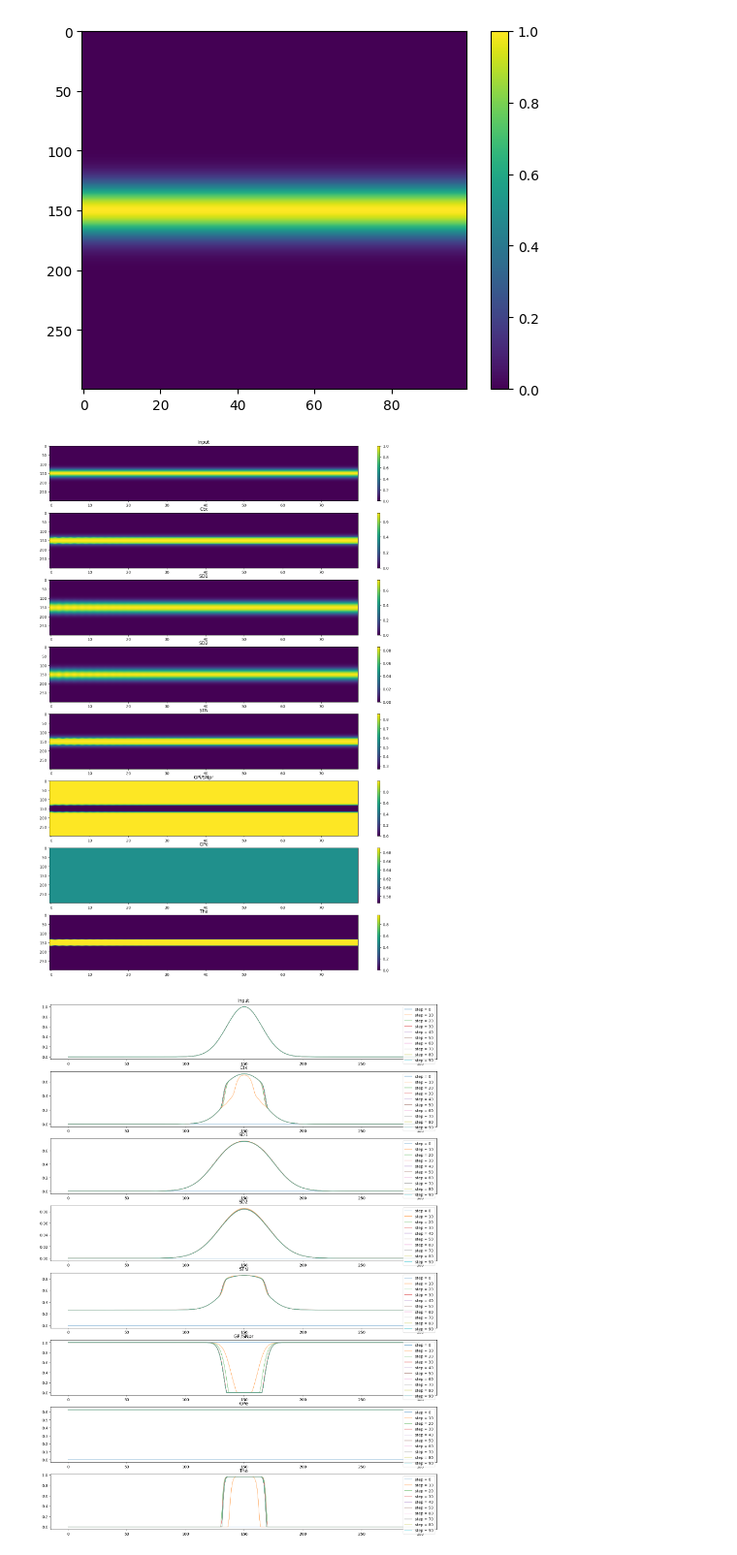
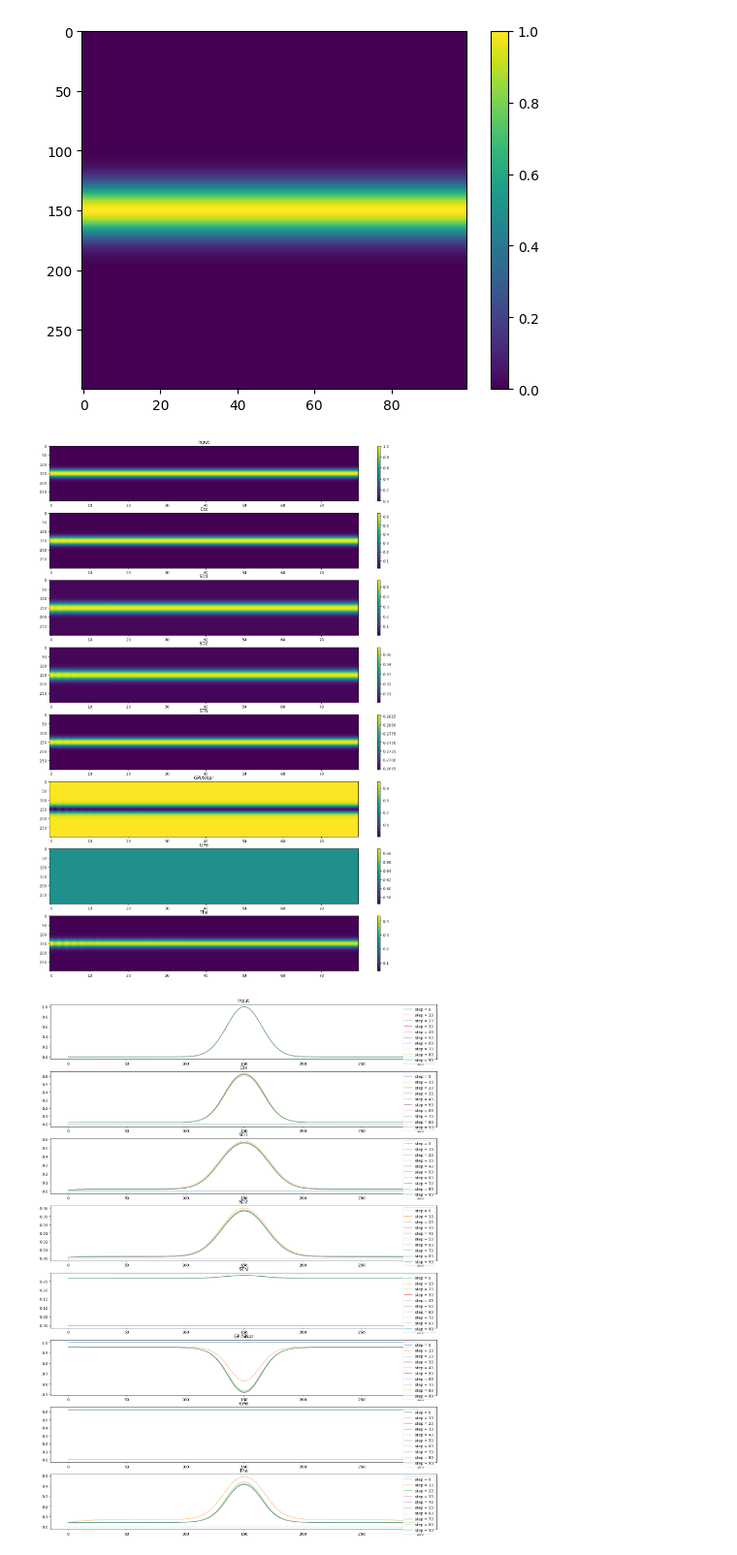
Before and after one commit to joncannon/Thesis, a Jupyter notebook: bg_attractor.ipynb, the cells around one changed output. Shown at 97% size. Drawn from its saved outputs; the diff is of its cells as text; code cells hidden in the pictures.

Commit message:
I think the basic structure is working....

```diff
--- a/bg_attractor.ipynb
+++ b/bg_attractor.ipynb
@@ -6,7 +6,7 @@ import scipy.stats as stats
 Probably an important note, I think the connections between everything except the cortex-striatum have to be perfectly one to one, otherwise the recurrant connections just excite themselves more and mroe and the range of activated neurons spreads.... the distribtution of thalamic layer neurons that are active gets wider and wider.
 # %%
 class b_ganglia:
-    def __init__(self,n_loops,time_steps,exc_spread1,exc_spread2):
+    def __init__(self,n_loops,time_steps,exc_spread1):
 
         self.n_loops = n_loops
         self.n_steps = time_steps
@@ -39,17 +39,6 @@ class b_ganglia:
         self.w_ctx_sd1 = np.zeros((n_loops,n_loops))
         self.w_ctx_sd2 = np.zeros((n_loops,n_loops))
 
-        #we will do the same for the cortex to STN connections, it doesn't really make a difference but I do not think they are densely connected
-        self.w_ctx_stn = np.zeros((n_loops,n_loops))
-
-        #the standard deviation represents some amount of overlap... not sure what we want to do here... maybe just smaller than the striatal ones?
-        #for sake of consistency, maybe have all non-overlapping "one-to-one" connections be still described as Guassians, and just keep the same smaller sd b/w them all.
-        self.w_sd1_gpi = np.zeros((n_loops,n_loops))
-        self.w_sd2_gpe = np.zeros((n_loops,n_loops))
-        self.w_gpe_stn = np.zeros((n_loops,n_loops))
-        self.w_gpe_gpi = np.zeros((n_loops,n_loops))
-        self.w_gpi_tha = np.zeros((n_loops,n_loops))
-        self.w_tha_ctx = np.zeros((n_loops,n_loops))
 
         #the weights from input to the cortex will just be the identity matrix I think
         self.w_inp_ctx = np.identity(n_loops) * 6
@@ -61,17 +50,18 @@ class b_ganglia:
             #wider-spreading connectivities
             self.w_ctx_sd1[i] = stats.norm.pdf(unit_ids, i, exc_spread1) / np.max(stats.norm.pdf(unit_ids, i, exc_spread1)) * 0.5 #the dividing by the max ensure the weight distribution has a max of 1 before any other changes, just keeps the weights reasonable I think
             self.w_ctx_sd2[i] = stats.norm.pdf(unit_ids, i, exc_spread1) / np.max(stats.norm.pdf(unit_ids, i, exc_spread1)) * 0.5
-            #more narrow connectivities
-            self.w_ctx_stn[i] = stats.norm.pdf(unit_ids, i, exc_spread2) / np.max(stats.norm.pdf(unit_ids, i, exc_spread1)) * 0.4
-            self.w_sd1_gpi[i] = stats.norm.pdf(unit_ids, i, exc_spread2) / np.max(stats.norm.pdf(unit_ids, i, exc_spread1)) * (-2.65)
-            self.w_sd2_gpe[i] = stats.norm.pdf(unit_ids, i, exc_spread2) / np.max(stats.norm.pdf(unit_ids, i, exc_spread1)) * 0
-            self.w_gpe_stn[i] = stats.norm.pdf(unit_ids, i, exc_spread2) / np.max(stats.norm.pdf(unit_ids, i, exc_spread1)) * 0
-            self.w_gpe_gpi[i] = stats.norm.pdf(unit_ids, i, exc_spread2) / np.max(stats.norm.pdf(unit_ids, i, exc_spread1)) * 0
-            self.w_gpi_tha[i] = stats.norm.pdf(unit_ids, i, exc_spread2) / np.max(stats.norm.pdf(unit_ids, i, exc_spread1)) * -1
-            self.w_tha_ctx[i] = stats.norm.pdf(unit_ids, i, exc_spread2) / np.max(stats.norm.pdf(unit_ids, i, exc_spread1)) * 0.1
+
+        #second attempt at this, implementing pure 1-to-1 connectivity
+        self.w_ctx_stn = np.identity(n_loops) * 0.3
+        self.w_sd1_gpi = np.identity(n_loops) * -25
+        self.w_sd2_gpe = np.identity(n_loops) * 0
+        self.w_gpe_stn = np.identity(n_loops) * 0
+        self.w_gpe_gpi = np.identity(n_loops) * 0
+        self.w_gpi_tha = np.identity(n_loops) * -10
+        self.w_tha_ctx = np.identity(n_loops) * 5
 
         #the STN has dense connectivity to the output nuclei so we can just set these as an array of ones
-        self.w_stn_gpi = np.ones((self.n_loops,self.n_loops)) * 0.5
+        self.w_stn_gpi = np.ones((self.n_loops,self.n_loops)) * 0.2
         self.w_stn_gpe = np.ones((self.n_loops,self.n_loops)) * 0
 
         #previous weight matrices for reference...
@@ -105,8 +95,7 @@ class b_ganglia:
         sd1_DA = 0.9
         sd2_bl = 1
         sd2_DA = 10
-        gpi_bl = 0.1
-        gpe_bl = 0.1
+
 
 
         #vector containing abstract representation of activity in different cortical areas, receives user determined input, and connections from the thalamus
@@ -125,10 +114,10 @@ class b_ganglia:
         self.a_gpe[i+1] = self.non_lin(h * (-1 * self.a_gpe[i] + (np.matmul(self.a_sd2[i], self.w_sd2_gpe)) + (np.matmul(self.a_stn[i], self.w_stn_gpe)) + 8 ))
 
         #input to gpi from strd1, stn, and gpe
-        self.a_gpi[i+1] = self.non_lin(h * (-1 * self.a_gpi[i] + (np.matmul(self.a_sd1[i], self.w_sd1_gpi))+ (np.matmul(self.a_stn[i], self.w_stn_gpi)) + (np.matmul(self.a_gpe[i], self.w_gpe_gpi))+8))
+        self.a_gpi[i+1] = self.non_lin(h * (-1 * self.a_gpi[i] + (np.matmul(self.a_sd1[i], self.w_sd1_gpi))+ (np.matmul(self.a_stn[i], self.w_stn_gpi)) + (np.matmul(self.a_gpe[i], self.w_gpe_gpi))+4))
 
         #input to thalamus from gpi
-        self.a_tha[i+1] = self.non_lin(h * (-1 * self.a_gpi[i] + (np.matmul(self.a_gpi[i], self.w_gpi_tha))+ 20))
+        self.a_tha[i+1] = self.non_lin(h * (-1 * self.a_tha[i] + (np.matmul(self.a_gpi[i], self.w_gpi_tha))+ 10))
 
 
 
@@ -210,9 +199,9 @@ plt.colorbar()
 <matplotlib.colorbar.Colorbar at 0x...>
 [figure]
 # %%
-bg = b_ganglia(n_loops=300, time_steps=100, exc_spread1=15, exc_spread2=1)
+bg = b_ganglia(n_loops=300, time_steps=100, exc_spread1=10)
 bg.run(99,case1,np.ones(300))
 bg.display()
 # %% [output]
-[figure, old version]
+[figure, new version]
-[figure, old version]
+[figure, new version]
```
